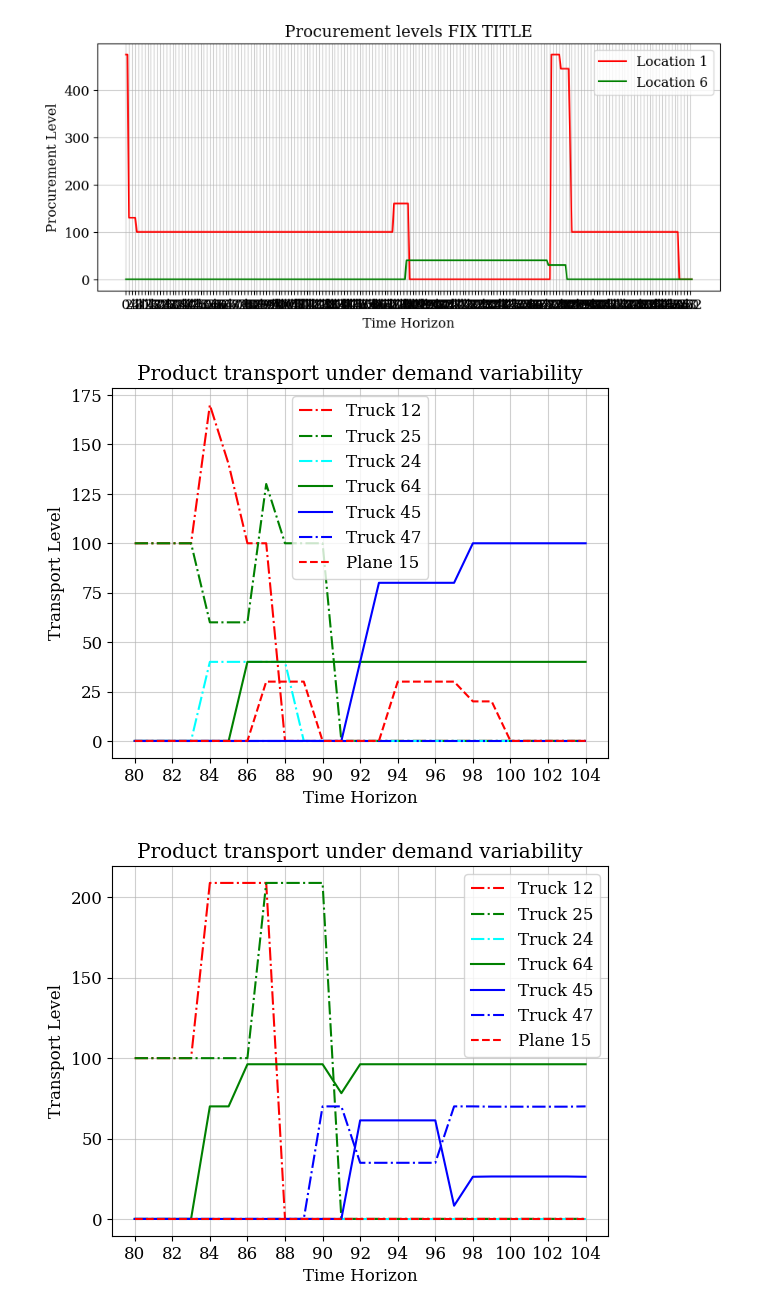
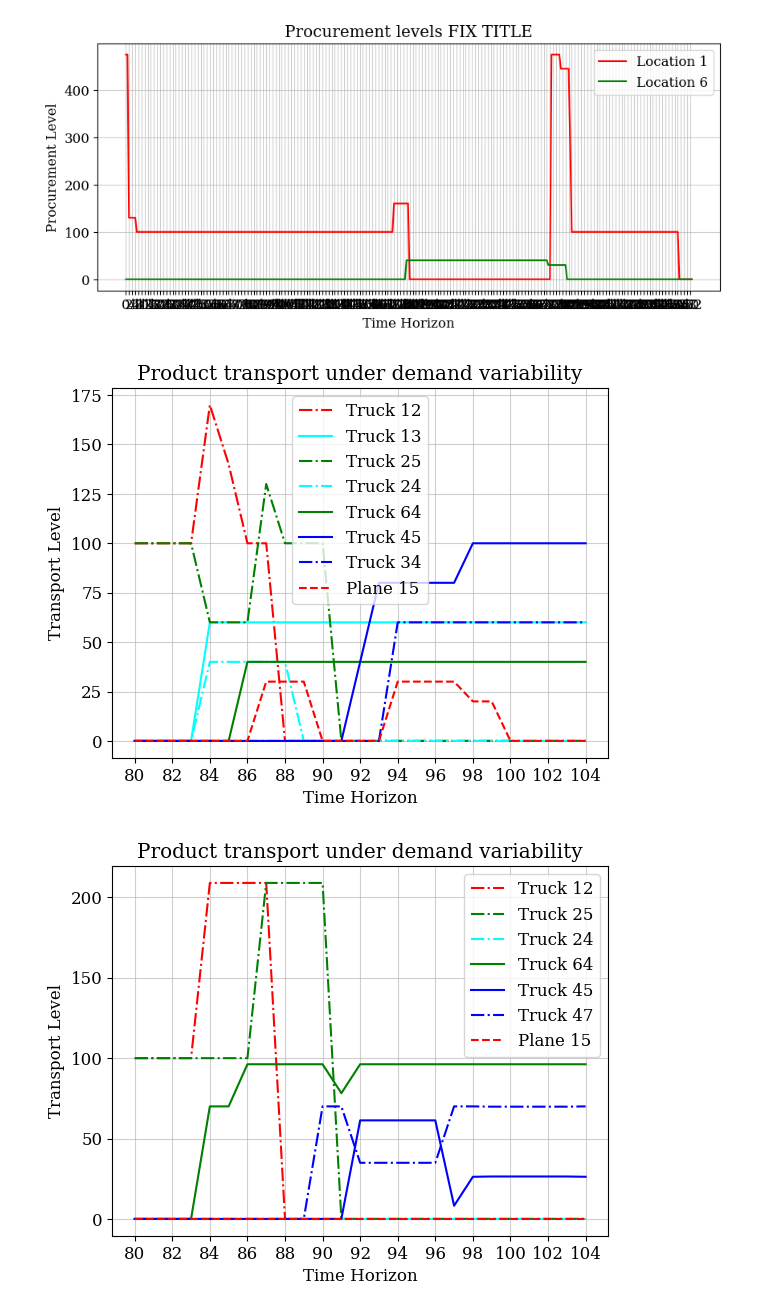
Before and after one commit to shivamvedant/energiapy, a Jupyter notebook: docs/notebooks/supply chain/IRF manuscript/readControl_HPRC.ipynb, the cells around one changed output. Saved outputs shown, nothing was run; the diff lists cells and outputs as text; code cells hidden in the pictures.

```diff
--- a/docs/notebooks/supply chain/IRF manuscript/readControl_HPRC.ipynb
+++ b/docs/notebooks/supply chain/IRF manuscript/readControl_HPRC.ipynb
@@ -412,0 +405,3 @@ plt.show()
+# %%
+with open('travel_time_dict.pkl', 'rb') as f:
+    load_travel_time_dict = pickle.load(f)
@@ -920,6 +930,10 @@ focal_results_1 = ncl_load_results
 a=1
 b=2
 ax.plot(range(start, end), list(value for key, value in focal_results_1.output['Exp'].items() if key[0]==f'loc{a}' and key[1]==f'loc{b}' and key[2]==f'truck{a}{b}' and key[3]==f'com1_loc{a}_out')[start:end], label=f'Truck {a}{b}', color='red', linestyle='-.')
+
+a=1
+b=3
+ax.plot(range(start, end), list(value for key, value in focal_results_1.output['Exp'].items() if key[0]==f'loc{a}' and key[1]==f'loc{b}' and key[2]==f'truck{a}{b}' and key[3]==f'com1_loc{a}_out')[start:end], label=f'Truck {a}{b}', color='cyan', linestyle='-')
 
 a=2
 b=5
@@ -929,36 +943,36 @@ a=2
 b=4
 ax.plot(range(start, end), list(value for key, value in focal_results_1.output['Exp'].items() if key[0]==f'loc{a}' and key[1]==f'loc{b}' and key[2]==f'truck{a}{b}' and key[3]==f'com1_loc{a}_out')[start:end], label=f'Truck {a}{b}', color='cyan', linestyle='-.')
 
 a=6
 b=4
 ax.plot(range(start, end), list(value for key, value in focal_results_1.output['Exp'].items() if key[0]==f'loc{a}' and key[1]==f'loc{b}' and key[2]==f'truck{a}{b}' and key[3]==f'com1_loc{a}_out')[start:end], label=f'Truck {a}{b}', color='green', linestyle='-')
 
 a=4
 b=5
 ax.plot(range(start, end), list(value for key, value in focal_results_1.output['Exp'].items() if key[0]==f'loc{a}' and key[1]==f'loc{b}' and key[2]==f'truck{a}{b}' and key[3]==f'com1_loc{a}_out')[start:end], label=f'Truck {a}{b}', color='blue', linestyle='-')
 
-a=4
-b=7
+a=3
+b=4
 ax.plot(range(start, end), list(value for key, value in focal_results_1.output['Exp'].items() if key[0]==f'loc{a}' and key[1]==f'loc{b}' and key[2]==f'truck{a}{b}' and key[3]==f'com1_loc{a}_out')[start:end], label=f'Truck {a}{b}', color='blue', linestyle='-.')
 
 a=1
 b=5
 ax.plot(range(start, end), list(value for key, value in focal_results_1.output['Exp'].items() if key[0]==f'loc{a}' and key[1]==f'loc{b}' and key[2]==f'plane{a}{b}' and key[3]==f'com1_loc{a}_out')[start:end], label=f'Plane {a}{b}', color='red', linestyle='--')
 
 # Customize the plot
 ax.set_xlabel('Time Horizon')
 ax.set_ylabel('Transport Level')
 ax.set_title('Product transport under demand variability')
 ax.legend()
 ax.plot(linewidth=0.5)
 ax.set_xticks(range(start, end, 2))
 plt.grid(alpha=0.6)
 plt.rcdefaults()
 # plt.savefig(fname = 'MPC_logistics', dpi = 300)
 # Show the plot
 plt.show()
 # %% [output]
-[figure, old version]
+[figure, new version]
 # %%
 rc('font', **{'family': 'serif', 'serif': ['Computer Modern'], 'size': 12})
 rc('text', usetex=False)
```
Also changed, not shown: parts of 16 cells of this notebook, 2 other files.
